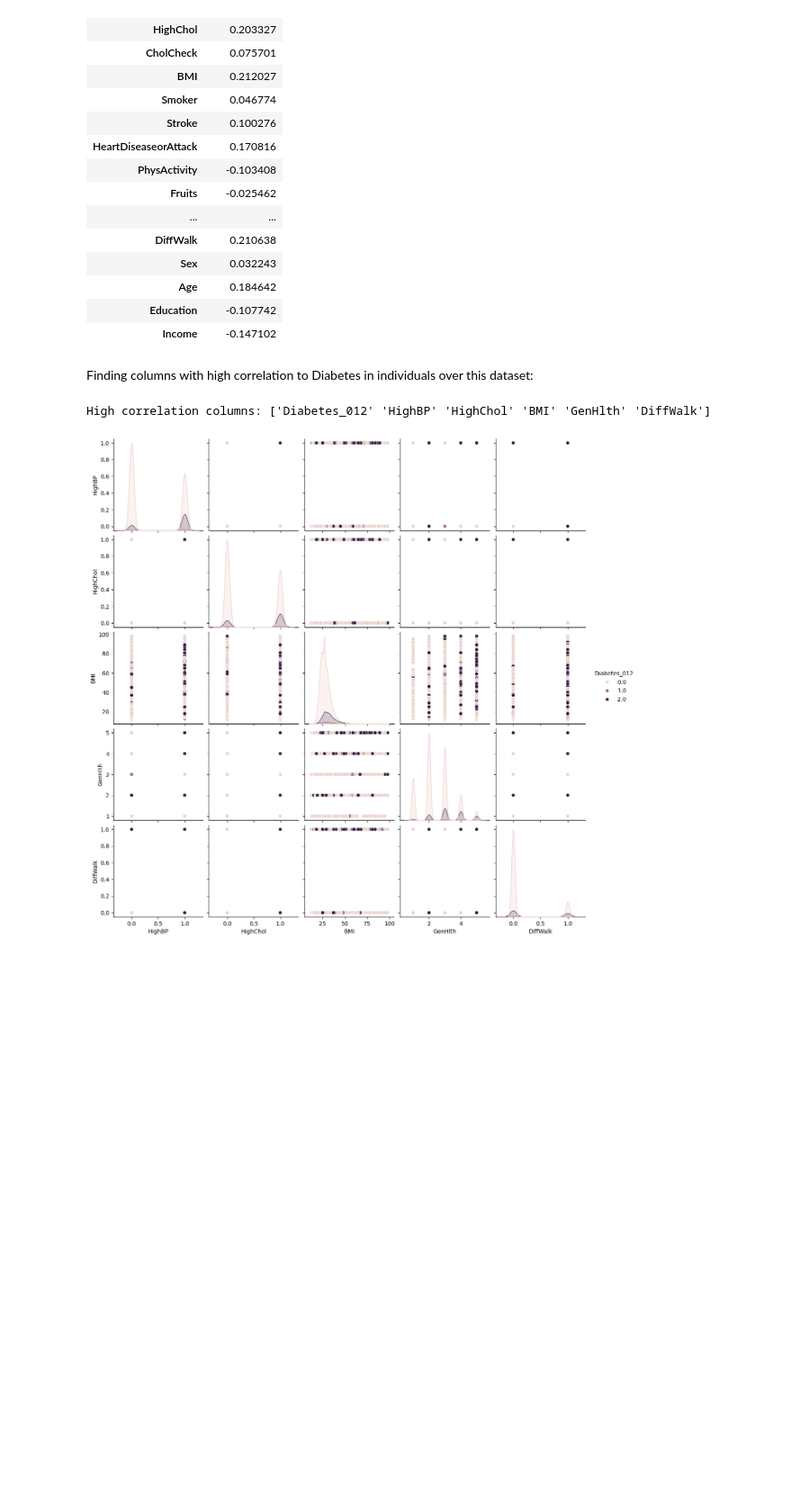
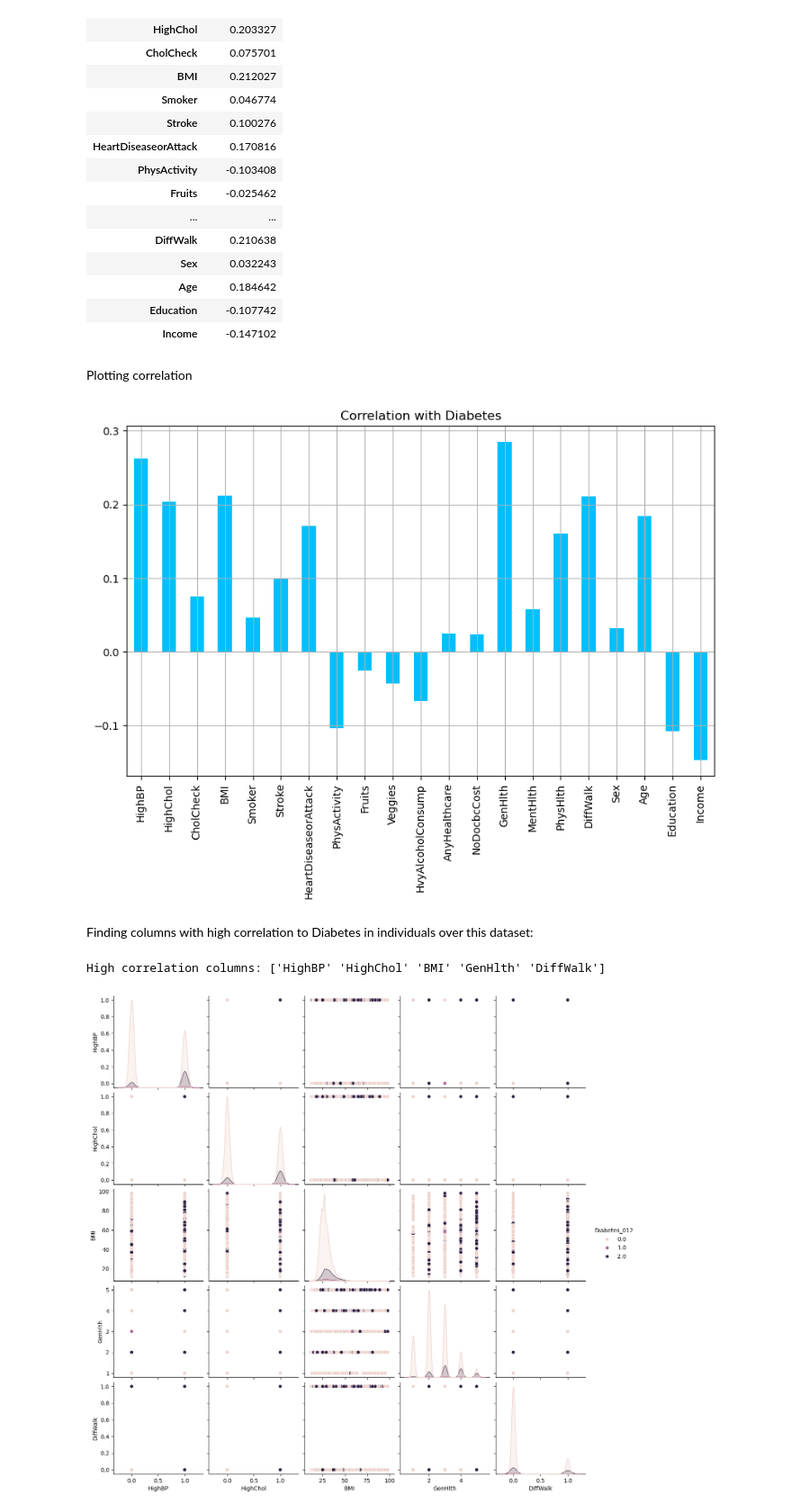
Before and after one commit to paya-alavi77/Diabetes, a Jupyter notebook: Diabetes.ipynb, the cells around one changed output. Shown at 90% size. Saved outputs shown, nothing was run; the diff lists cells and outputs as text; code cells hidden in the pictures; blank space fills up the shorter version.

Commit message:
Plotted correlation, edited high corr columns, moved distribution of columns

```diff
--- a/Diabetes.ipynb
+++ b/Diabetes.ipynb
@@ -116,15 +116,22 @@ df.corr()[['Diabetes_012']]
 | Age | 0.184642 |
 | Education | -0.107742 |
 | Income | -0.147102 |
+# %% [markdown]
+Plotting correlation
+# %%
+df.drop('Diabetes_012', axis=1).corrwith(df.Diabetes_012).plot(kind='bar', grid=True, figsize=(10, 6), title="Correlation with Diabetes",color="deepskyblue")
+plt.show()
+# %% [output]
+[figure, added]
 # %% [markdown]
 Finding columns with high correlation to Diabetes in individuals over this dataset:
 # %%
 diab_corr = df.corr()['Diabetes_012']
 high_corr = diab_corr[diab_corr > 0.2].keys()
 
-print("High correlation columns:", str(high_corr.values))
+print("High correlation columns:", str(high_corr[1:].values))
 # %% [output]
-High correlation columns: ['Diabetes_012' 'HighBP' 'HighChol' 'BMI' 'GenHlth' 'DiffWalk']
+High correlation columns: ['HighBP' 'HighChol' 'BMI' 'GenHlth' 'DiffWalk']
 # %%
 selected_columns = high_corr[1:]
 
```
Also changed, not shown: parts of 4 cells of this notebook.
